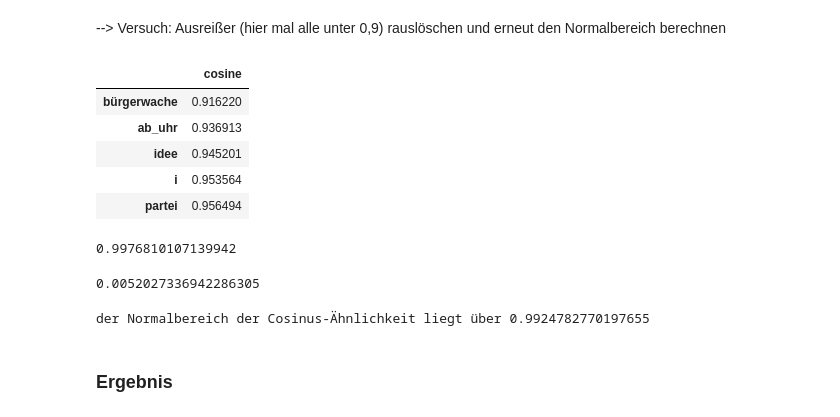
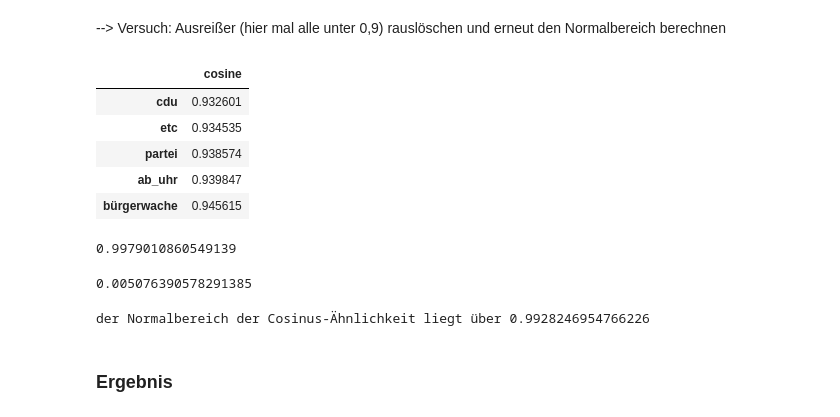
Before and after one commit to Sophia796/word_embeddings_covid-19_voc, a Jupyter notebook: Notebooks/Word2Vec_Querdenker.ipynb, the cells around one changed output. Cells and saved outputs as stored; diff of their text form; code cells hidden in the pictures.

```diff
--- a/Notebooks/Word2Vec_Querdenker.ipynb
+++ b/Notebooks/Word2Vec_Querdenker.ipynb
@@ -550,23 +542,23 @@ cosine_df.sort_values(by=['cosine'], axis=0).iloc[:30]
 # %% [markdown]
 --> Versuch: Ausreißer (hier mal alle unter 0,9) rauslöschen und erneut den Normalbereich berechnen
 # %%
-cosine_df_new = cosine_df.sort_values(by=['cosine'], axis=0).iloc[6:,:]
+cosine_df_new = cosine_df.sort_values(by=['cosine'], axis=0).iloc[4:,:]
 cosine_df_new.head()
 # %% [output]
 |  | cosine |
-| bürgerwache | 0.916220 |
-| ab_uhr | 0.936913 |
-| idee | 0.945201 |
-| i | 0.953564 |
-| partei | 0.956494 |
+| cdu | 0.932601 |
+| etc | 0.934535 |
+| partei | 0.938574 |
+| ab_uhr | 0.939847 |
+| bürgerwache | 0.945615 |
 # %%
 statistics.mean(cosine_df_new['cosine'])
 # %% [output]
-0.9976810107139942
+0.9979010860549139
 # %%
 statistics.stdev(cosine_df_new['cosine'])
 # %% [output]
-0.0052027336942286305
+0.005076390578291385
 # %%
 # neuer 'Normalbereich' der Cosinus-Ähnlichkeit
 
@@ -574,7 +566,7 @@ border = statistics.mean(cosine_df_new['cosine']) - statistics.stdev(cosine_df_n
 
 print('der Normalbereich der Cosinus-Ähnlichkeit liegt über', border)
 # %% [output]
-der Normalbereich der Cosinus-Ähnlichkeit liegt über 0.9924782770197655
+der Normalbereich der Cosinus-Ähnlichkeit liegt über 0.9928246954766226
 # %% [markdown]
 ### Ergebnis
 # %%
```
Also changed, not shown: parts of 22 cells of this notebook.
